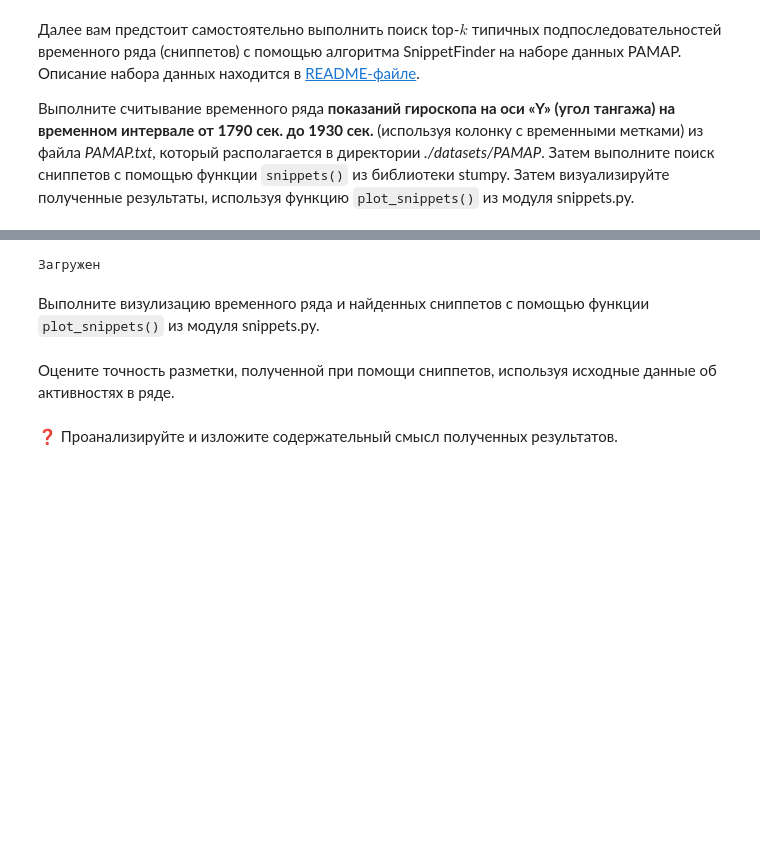
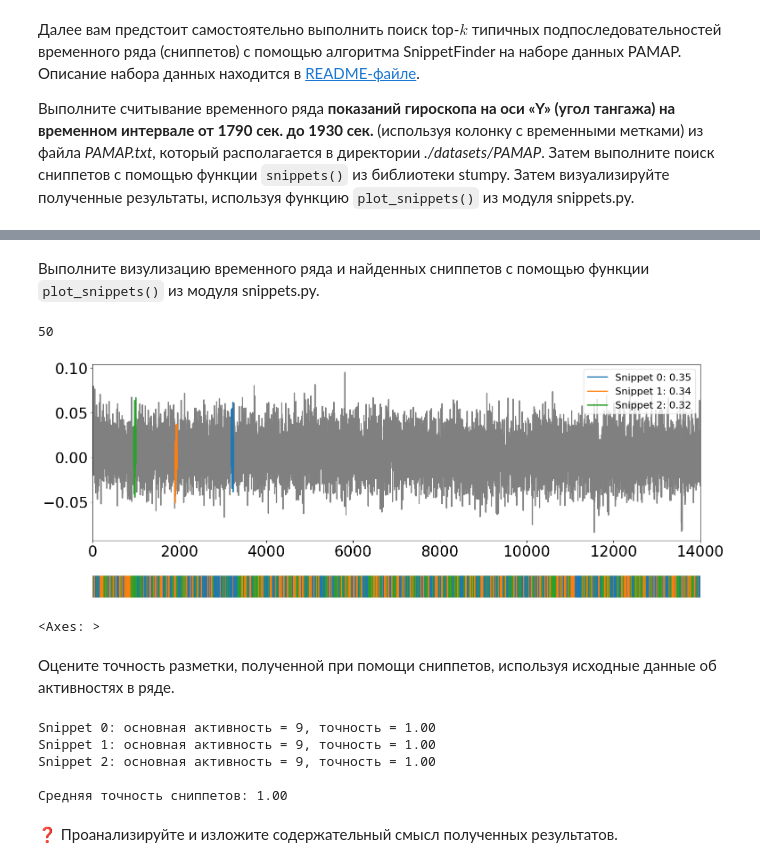
Before and after one commit to QFXzZ/2025-Selyutin-TimeSeriesCourse, a Jupyter notebook: practice/05 Snippets/05 Snippets.ipynb, the cells around one changed output, grey strips where cells are left out. Drawn from its saved outputs; the diff is of its cells as text; code cells hidden in the pictures; blank space fills up the shorter version.

```diff
--- a/practice/05 Snippets/05 Snippets.ipynb
+++ b/practice/05 Snippets/05 Snippets.ipynb
@@ -95,12 +85,32 @@ cols = [
 # %%
-df = pd.read_csv(path, sep=r"\s+", header=None, names=cols, na_values=["NaN"])
-
-print("Загружен")
+# Чтение .dat файла
+df = pd.read_csv(filename, sep=r"\s+", header=None, names=cols, na_values=["NaN"])
-# %% [output]
-Загружен
+# %%
+# Параметры фильтрации
+start_time = 1790
+end_time = 1930
+
+# Фильтруем DataFrame по timestamp
+df_interval = df[(df['timestamp'] >= start_time) & (df['timestamp'] <= end_time)]
+
+# Берём временной ряд gyro_y Hand IMU
+ts = df_interval['gyro_hand_y'].to_numpy()
+timestamps = df_interval['timestamp'].to_numpy()
+# %%
+# Параметры поиска сниппетов
+m = 50          # длина подпоследовательности
+k = 3           # сколько топ-k сниппетов ищем
+percentage = 0.5  # процент схожести
+# %%
+snp = snippets(ts, m=m, k=k, percentage=percentage)
 # %% [markdown]
 Выполните визулизацию временного ряда и найденных сниппетов с помощью функции `plot_snippets()` из модуля snippets.py.
 # %%
 # INSERT YOUR CODE
+plot_snippets(ts, snp)
+# %% [output]
+50
+[figure, added]
+<Axes: >
 # %% [markdown]
 Оцените точность разметки, полученной при помощи сниппетов, используя исходные данные об активностях в ряде.
@@ -109,2 +117,38 @@ print("Загружен")
+# %%
+# INSERT YOUR CODE
+
+snippet_indices = snp[1]   # стартовые индексы сниппетов
+snippet_labels = snp[3]    # расстояние/оценка паттерна
+snippet_regimes = snp[5]   # (label, start, end)
+
+m = snp[0].shape[0]  # длина сниппета
+
+accuracies = []
+
+for i, start_idx in enumerate(snippet_indices):
+    end_idx = start_idx + m
+    # Извлекаем activityID для этого сниппета
+    activities = df_interval['activityID'].iloc[start_idx:end_idx].to_numpy()
+
+    # Определяем основную активность (мода)
+    if len(activities) == 0:
+        continue
+    main_activity = np.bincount(activities.astype(int)).argmax()
+
+    # Считаем, сколько точек совпадает с основной активностью
+    correct = np.sum(activities == main_activity)
+    acc = correct / len(activities)
+    accuracies.append(acc)
+
+    print(f"Snippet {i}: основная активность = {main_activity}, точность = {acc:.2f}")
+
+# Средняя точность по всем сниппетам
+print(f"\nСредняя точность сниппетов: {np.mean(accuracies):.2f}")
+# %% [output]
+Snippet 0: основная активность = 9, точность = 1.00
+Snippet 1: основная активность = 9, точность = 1.00
+Snippet 2: основная активность = 9, точность = 1.00
+
+Средняя точность сниппетов: 1.00
 # %% [markdown]
 ❓ Проанализируйте и изложите содержательный смысл полученных результатов.
```
Also changed, not shown: parts of 8 cells of this notebook.
